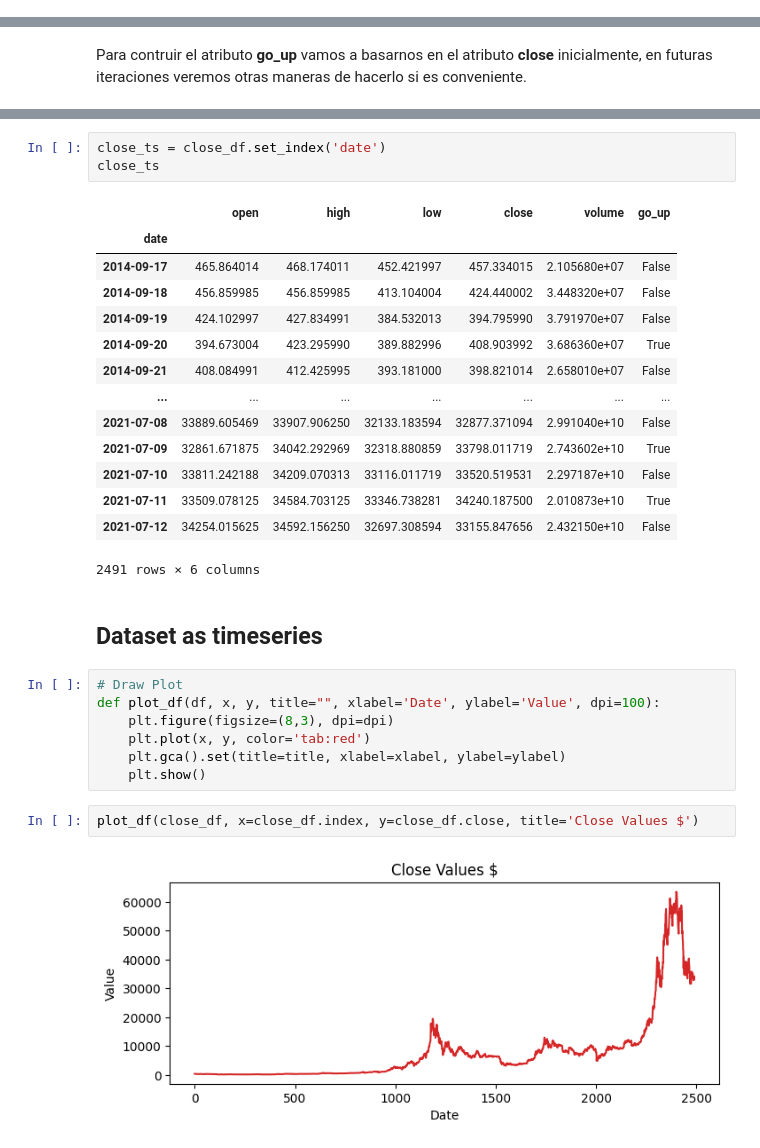
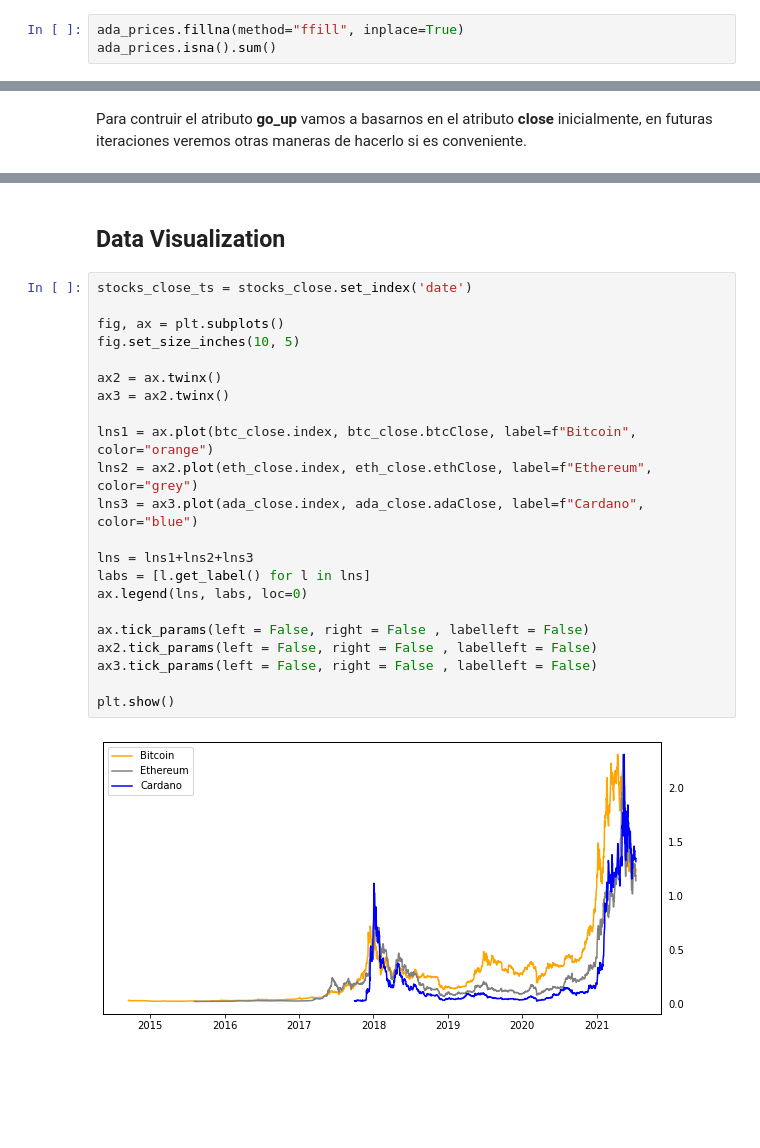
Before and after one commit to CHERR4/TFM-Crypto-Predict, a Jupyter notebook: TFM_Data_Preparation.ipynb, the cells around one changed output, grey strips where cells are left out. Drawn from its saved outputs; the diff is of its cells as text; blank space fills up the shorter version.

```diff
--- a/TFM_Data_Preparation.ipynb
+++ b/TFM_Data_Preparation.ipynb
@@ -261,0 +223,3 @@ stock_prices
+# %%
+ada_prices.fillna(method="ffill", inplace=True)
+ada_prices.isna().sum()
@@ -298,31 +370,26 @@ close_df.head()
-# %%
-close_ts = close_df.set_index('date')
-close_ts
-# %% [output]
-|  | open | high | low | close | volume | go_up |
-| date |  |  |  |  |  |  |
-| 2014-09-17 | 465.864014 | 468.174011 | 452.421997 | 457.334015 | 2.105680e+07 | False |
-| 2014-09-18 | 456.859985 | 456.859985 | 413.104004 | 424.440002 | 3.448320e+07 | False |
-| 2014-09-19 | 424.102997 | 427.834991 | 384.532013 | 394.795990 | 3.791970e+07 | False |
-| 2014-09-20 | 394.673004 | 423.295990 | 389.882996 | 408.903992 | 3.686360e+07 | True |
-| 2014-09-21 | 408.084991 | 412.425995 | 393.181000 | 398.821014 | 2.658010e+07 | False |
-| ... | ... | ... | ... | ... | ... | ... |
-| 2021-07-08 | 33889.605469 | 33907.906250 | 32133.183594 | 32877.371094 | 2.991040e+10 | False |
-| 2021-07-09 | 32861.671875 | 34042.292969 | 32318.880859 | 33798.011719 | 2.743602e+10 | True |
-| 2021-07-10 | 33811.242188 | 34209.070313 | 33116.011719 | 33520.519531 | 2.297187e+10 | False |
-| 2021-07-11 | 33509.078125 | 34584.703125 | 33346.738281 | 34240.187500 | 2.010873e+10 | True |
-| 2021-07-12 | 34254.015625 | 34592.156250 | 32697.308594 | 33155.847656 | 2.432150e+10 | False |
-2491 rows × 6 columns
-# %% [markdown]
-## Dataset as timeseries
-# %%
-# Draw Plot
-def plot_df(df, x, y, title="", xlabel='Date', ylabel='Value', dpi=100):
-    plt.figure(figsize=(8,3), dpi=dpi)
-    plt.plot(x, y, color='tab:red')
-    plt.gca().set(title=title, xlabel=xlabel, ylabel=ylabel)
-    plt.show()
-# %%
-plot_df(close_df, x=close_df.index, y=close_df.close, title='Close Values $')
-# %% [output]
-[figure, removed]
+# %% [markdown]
+## Data Visualization
+# %%
+stocks_close_ts = stocks_close.set_index('date')
+
+fig, ax = plt.subplots()
+fig.set_size_inches(10, 5)
+
+ax2 = ax.twinx()
+ax3 = ax2.twinx()
+
+lns1 = ax.plot(btc_close.index, btc_close.btcClose, label=f"Bitcoin", color="orange")
+lns2 = ax2.plot(eth_close.index, eth_close.ethClose, label=f"Ethereum", color="grey")
+lns3 = ax3.plot(ada_close.index, ada_close.adaClose, label=f"Cardano", color="blue")
+
+lns = lns1+lns2+lns3
+labs = [l.get_label() for l in lns]
+ax.legend(lns, labs, loc=0)
+
+ax.tick_params(left = False, right = False , labelleft = False)
+ax2.tick_params(left = False, right = False , labelleft = False)
+ax3.tick_params(left = False, right = False , labelleft = False)
+
+plt.show()
+# %% [output]
+[figure, added]
```
Also changed, not shown: parts of 69 cells of this notebook, 12 other files.
